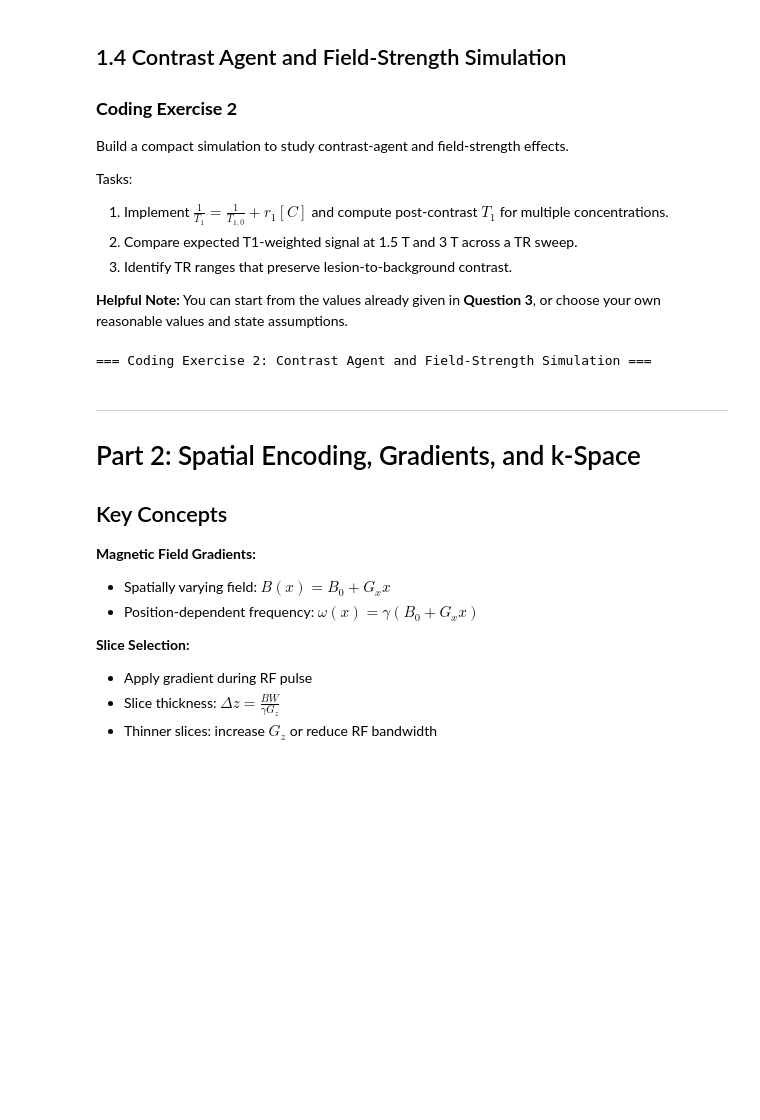
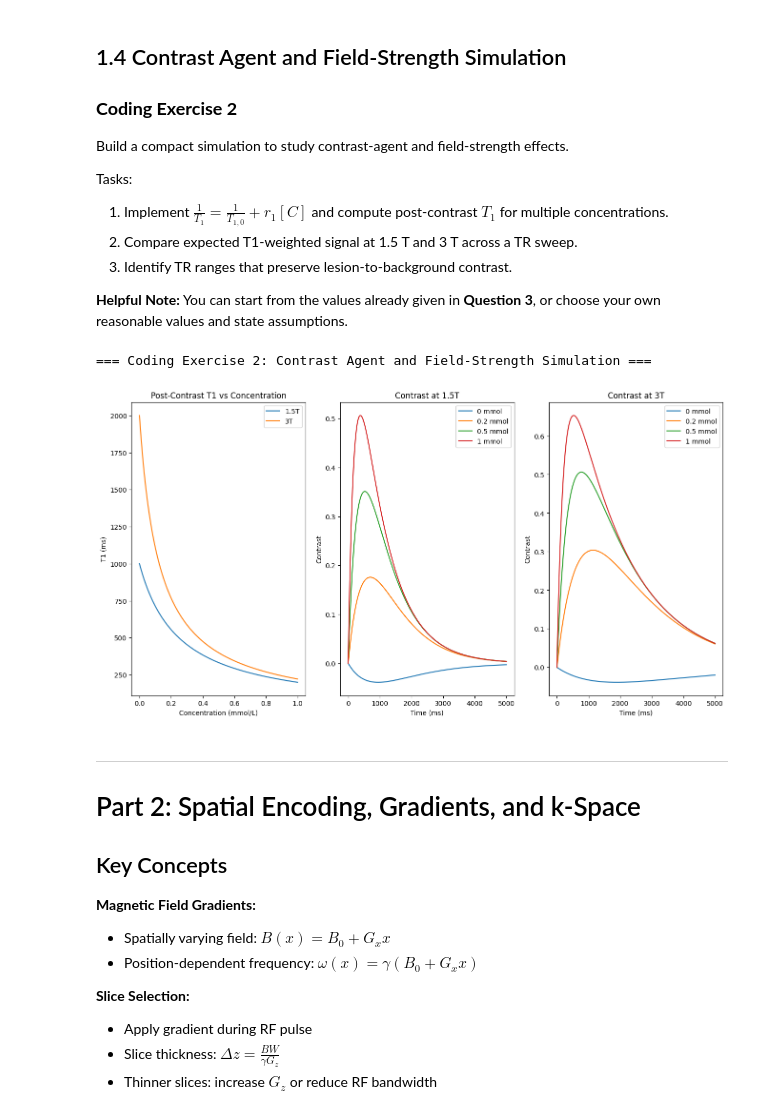
Before and after one commit to DeemDeem52/BMEN509-623_Deliverable_4, a Jupyter notebook: deliverable-04-starter.ipynb, the cells around one changed output. Drawn from its saved outputs; the diff is of its cells as text; code cells hidden in the pictures; blank space fills up the shorter version.

Commit message:
Coding Exercise 2

```diff
--- a/deliverable-04-starter.ipynb
+++ b/deliverable-04-starter.ipynb
@@ -344,35 +344,115 @@ r1 = 4.0  # L mmol^-1 s^-1
 def post_contrast_t1(t1_pre_ms, concentration_mmol_per_l, relaxivity=r1):
     t1_pre_s = t1_pre_ms / 1000.0
     r1_pre = 1.0 / t1_pre_s
     r1_post = r1_pre + relaxivity * concentration_mmol_per_l
     return 1000.0 / r1_post
 
 
 def t1_weighted_signal(tr_ms, t1_ms):
     return 1 - np.exp(-tr_ms / t1_ms)
 
 
 # TODO 1: Define baseline T1 values at 1.5 T and 3 T.
+baseline_t1_1_5T = 1000 # ms (from Question 3)
+baseline_t1_3T = 2000 # ms (since T1 is longer at higher field)
 
 # TODO 2: Create a gadolinium concentration array.
+gd_concentrations = np.linspace(0, 1, 100) # mmol/L
 
 # TODO 3: Compute post-contrast lesion T1 for each field strength.
+post_contrast_1_5T = [post_contrast_t1(baseline_t1_1_5T, concentration) for concentration in gd_concentrations]
+post_contrast_3T = [post_contrast_t1(baseline_t1_3T, concentration) for concentration in gd_concentrations]
 
 # TODO 4: Plot post-contrast lesion T1 versus concentration.
+fig, (ax1, ax2, ax3) = plt.subplots(1, 3, figsize=(16, 8))
+ax1.plot(gd_concentrations, post_contrast_1_5T, gd_concentrations, post_contrast_3T)
+ax1.legend(["1.5T", "3T"]); ax1.set_title("Post-Contrast T1 vs Concentration")
+ax1.set_xlabel("Concentration (mmol/L)"); ax1.set_ylabel("T1 (ms)")
 
 # TODO 5: Create a TR sweep.
+tr_sweep = np.linspace(0, 5000, 1000) # ms
 
 # TODO 6: Compute T1-weighted signal for lesion and background.
 
+lesion_signal_1_5T_0mmol = [mz_recovery(tr, baseline_t1_1_5T) for tr in tr_sweep]
+lesion_signal_3T_0mmol = [mz_recovery(tr, baseline_t1_3T) for tr in tr_sweep]
+
+lesion_signal_1_5T_0_2mmol = [mz_recovery(tr, post_contrast_t1(baseline_t1_1_5T, 0.2)) for tr in tr_sweep]
+lesion_signal_3T_0_2mmol = [mz_recovery(tr, post_contrast_t1(baseline_t1_3T, 0.2)) for tr in tr_sweep]
+
+lesion_signal_1_5T_0_5mmol = [mz_recovery(tr, post_contrast_t1(baseline_t1_1_5T, 0.5)) for tr in tr_sweep]
+lesion_signal_3T_0_5mmol = [mz_recovery(tr, post_contrast_t1(baseline_t1_3T, 0.5)) for tr in tr_sweep]
+
+lesion_signal_1_5T_1mmol = [mz_recovery(tr, post_contrast_t1(baseline_t1_1_5T, 1)) for tr in tr_sweep]
+lesion_signal_3T_1mmol = [mz_recovery(tr, post_contrast_t1(baseline_t1_3T, 1)) for tr in tr_sweep]
+
+# per Lecture 25, typical T1 for muscle or grey matter (background) is close to 900 ms at 1.5T
+# we will again assume a doubling of the T1 at 3T, so 1800 ms
+background_T1_1_5T = 900 # ms
+background_T1_3T = 1800 # ms
+
+# using the function from Coding Exercise 1 (T1-weighted, so assume no effects from T2):
+background_signal_1_5T = [mz_recovery(tr, background_T1_1_5T) for tr in tr_sweep]
+background_signal_3T = [mz_recovery(tr, background_T1_3T) for tr in tr_sweep]
+
+#ax2.plot(tr_sweep, background_signal_3T, tr_sweep, background_signal_1_5T)
+
 # TODO 7: Compute lesion-background contrast.
+
+def get_contrast(lesion_signal_sweep, background_signal_sweep):
+    contrast = []
+    for i, lesion_signal in enumerate(lesion_signal_sweep):
+        contrast.append(lesion_signal - background_signal_sweep[i])
+    return contrast
+
+contrast__1_5T_0mmol = get_contrast(lesion_signal_1_5T_0mmol, background_signal_1_5T)
+contrast__3T_0mmol = get_contrast(lesion_signal_3T_0mmol, background_signal_3T)
+
+contrast__1_5T_0_2mmol = get_contrast(lesion_signal_1_5T_0_2mmol, background_signal_1_5T)
+contrast__3T_0_2mmol = get_contrast(lesion_signal_3T_0_2mmol, background_signal_3T)
+
+contrast__1_5T_0_5mmol = get_contrast(lesion_signal_1_5T_0_5mmol, background_signal_1_5T)
+contrast__3T_0_5mmol = get_contrast(lesion_signal_3T_0_5mmol, background_signal_3T)
+
+contrast__1_5T_1mmol = get_contrast(lesion_signal_1_5T_1mmol, background_signal_1_5T)
+contrast__3T_1mmol = get_contrast(lesion_signal_3T_1mmol, background_signal_3T)
 
 # TODO 8: Plot the signal or contrast versus TR.
 
+ax2.plot(tr_sweep, contrast__1_5T_0mmol,
+    tr_sweep, contrast__1_5T_0_2mmol,
+    tr_sweep, contrast__1_5T_0_5mmol,
+    tr_sweep, contrast__1_5T_1mmol)
+ax2.set_title("Contrast at 1.5T")
+ax2.set_xlabel("Time (ms)"); ax2.set_ylabel("Contrast")
+ax2.legend(["0 mmol", "0.2 mmol", "0.5 mmol", "1 mmol"])
+
+ax3.plot(tr_sweep, contrast__3T_0mmol,
+    tr_sweep, contrast__3T_0_2mmol,
+    tr_sweep, contrast__3T_0_5mmol,
+    tr_sweep, contrast__3T_1mmol,)
+ax3.set_title("Contrast at 3T")
+ax3.set_xlabel("Time (ms)"); ax3.set_ylabel("Contrast")
+ax3.legend(["0 mmol", "0.2 mmol", "0.5 mmol", "1 mmol"])
+
+plt.show()
+
 # TODO 9: Add a short note about SAR at 3 T.
-
-# ...
+'''
+The Specific Absorption Rate (SAR), measured in W/kg,
+measures the absorption of magnetic field energy into
+the body. It is proportional to the square of the
+primary coil magnetic field, so a 3 T field would have
+4 times the SAR of a 1.5 T field (twice the field
+strength). A SAR of 1 W/kg would heat a patient by
+approximately 1ºC per hour (depending on body part),
+so 3T scanning can be more dangerous and requires
+either shorter scan times or lower-frequency pulses
+to have the same amount of heating as at 1.5T.
+'''
 # %% [output]
 === Coding Exercise 2: Contrast Agent and Field-Strength Simulation ===
+[figure, added]
 # %% [markdown]
 ---
 
```
Also changed, not shown: parts of 2 cells of this notebook.
